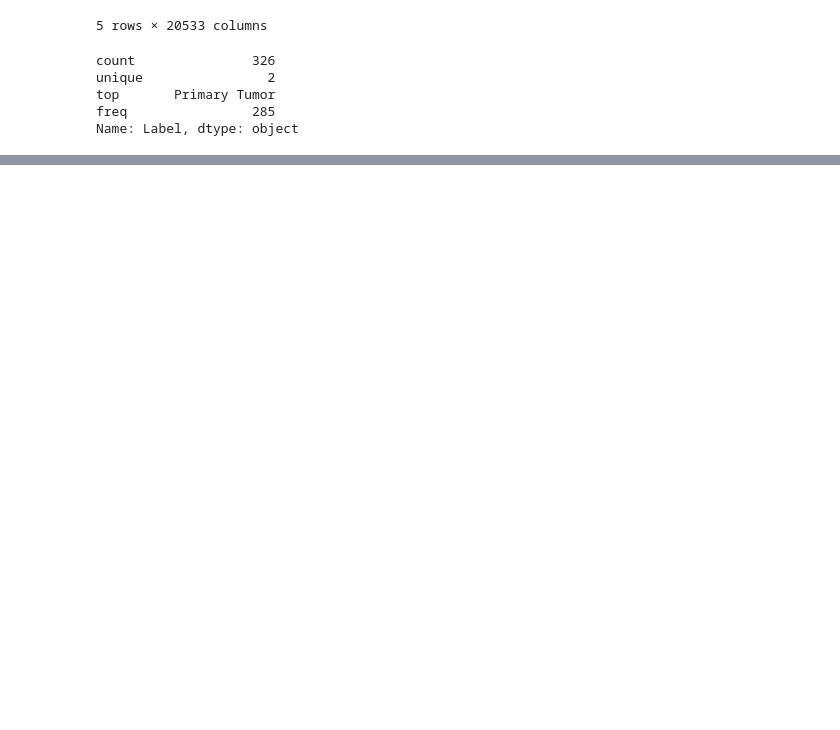
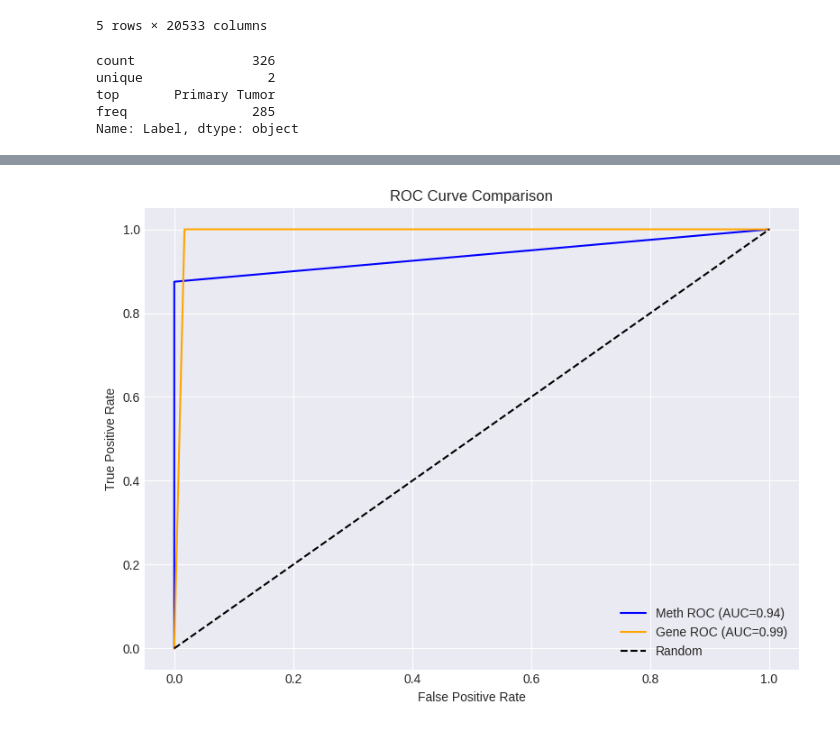
Before and after one commit to KnotATypo/BINF7000-A2-G7, a Jupyter notebook: notebook.ipynb, the cells around one changed output, grey strips where cells are left out. Drawn from its saved outputs; the diff is of its cells as text; code cells hidden in the pictures; blank space fills up the shorter version.

```diff
--- a/notebook.ipynb
+++ b/notebook.ipynb
@@ -172,0 +206,31 @@ print(feature_importance_df.head(20))
+# %%
+# Binarize labels for ROC/AUC
+y_meth_bin = label_binarize(Y_meth_test, classes=["Primary Tumor", "Solid Tissue Normal"])
+y_gene_bin = label_binarize(Y_gene_test, classes=["Primary Tumor", "Solid Tissue Normal"])
+
+# Get predicted probabilities
+meth_probs = meth_tree.predict_proba(X_meth_test)[:, 1]
+gene_probs = gene_tree.predict_proba(X_gene_test)[:, 1]
+
+# Compute ROC curve and AUC
+fpr_meth, tpr_meth, _ = roc_curve(y_meth_bin, meth_probs)
+fpr_gene, tpr_gene, _ = roc_curve(y_gene_bin, gene_probs)
+auc_meth = auc(fpr_meth, tpr_meth)
+auc_gene = auc(fpr_gene, tpr_gene)
+
+# Plot ROC curves
+plt.figure(figsize=(8, 6))
+plt.plot(fpr_meth, tpr_meth, label=f'Meth ROC (AUC={auc_meth:.2f})', color='blue')
+plt.plot(fpr_gene, tpr_gene, label=f'Gene ROC (AUC={auc_gene:.2f})', color='orange')
+plt.plot([0, 1], [0, 1], 'k--', label='Random')
+plt.xlabel('False Positive Rate')
+plt.ylabel('True Positive Rate')
+plt.title('ROC Curve Comparison')
+plt.legend()
+plt.grid(True)
+plt.tight_layout()
+plt.show()
+
+# Gene expression has a notably higher AUC, indicating better discrimination
+# %% [output]
+[figure, added]
```
Also changed, not shown: parts of 15 cells of this notebook, 1 other file.
